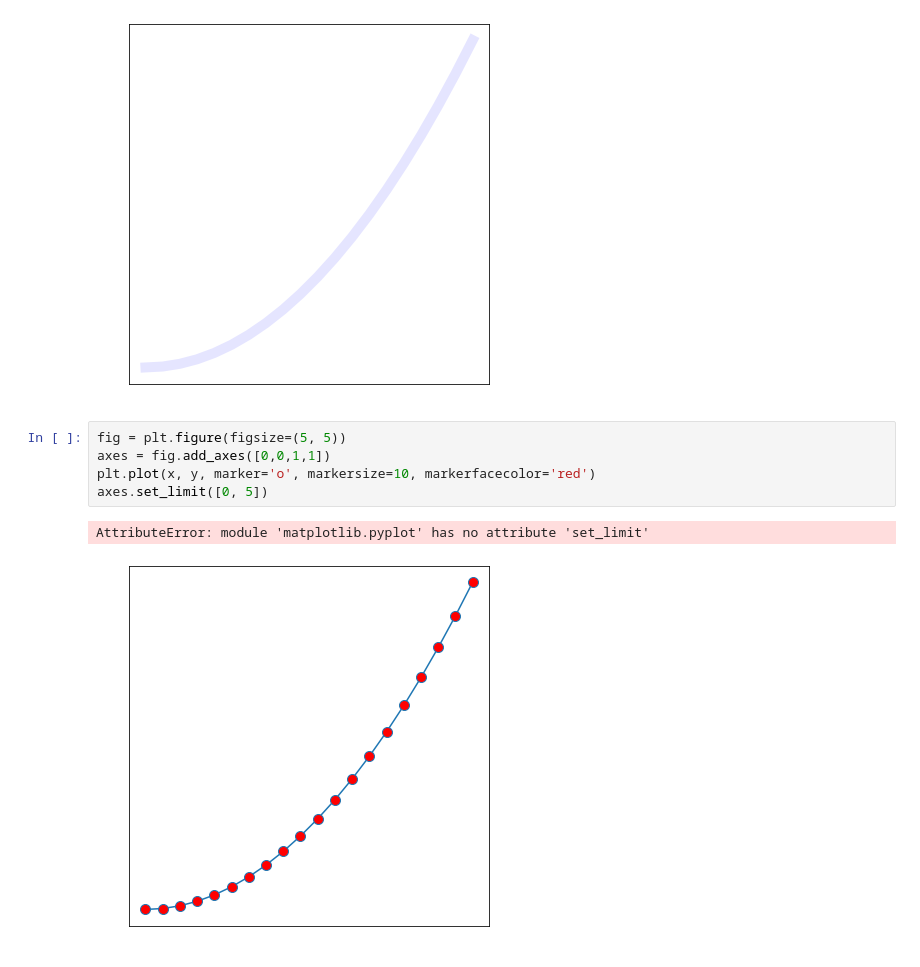
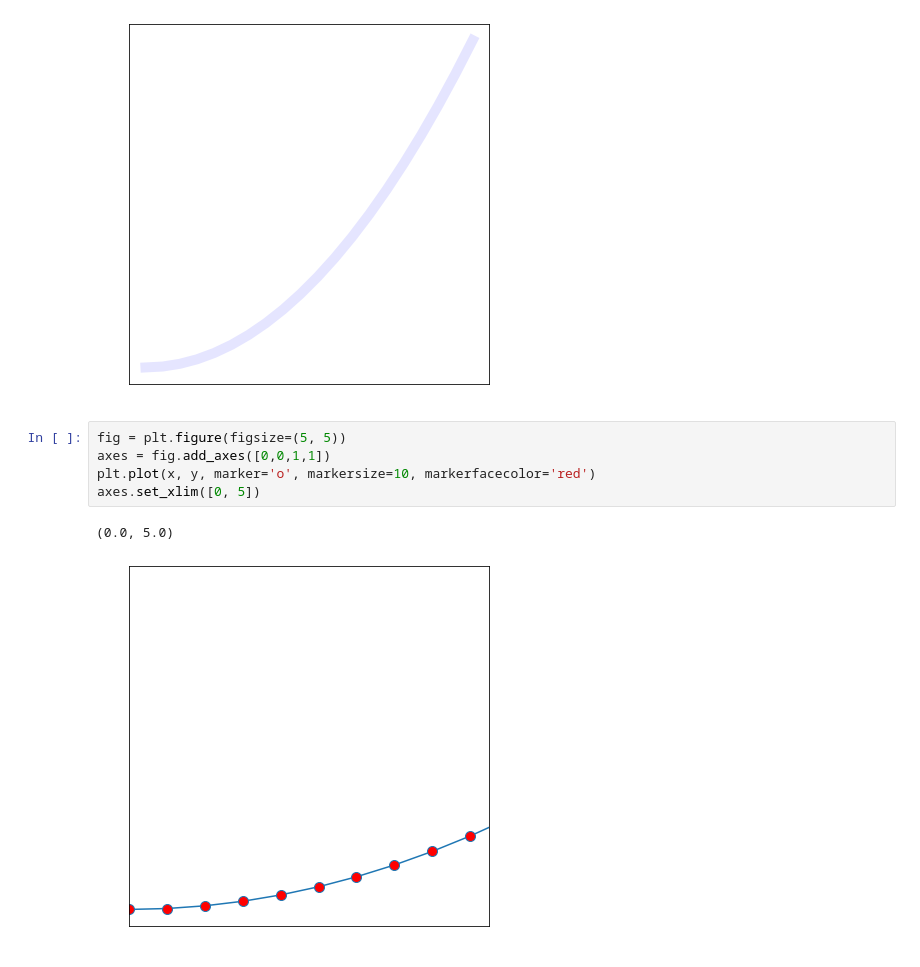
Before and after one commit to Shdevsir/UdemyBootcamp, a Jupyter notebook: practice/matplotlib_practice.ipynb, the cells around one changed output. Drawn from its saved outputs; the diff is of its cells as text.

```diff
--- a/practice/matplotlib_practice.ipynb
+++ b/practice/matplotlib_practice.ipynb
@@ -98,8 +98,8 @@ plt.plot(x, y, color='blue', linewidth=10, alpha=0.1)
 # %%
 fig = plt.figure(figsize=(5, 5))
 axes = fig.add_axes([0,0,1,1])
 plt.plot(x, y, marker='o', markersize=10, markerfacecolor='red')
-axes.set_limit([0, 5])
+axes.set_xlim([0, 5])
 # %% [output]
-AttributeError: module 'matplotlib.pyplot' has no attribute 'set_limit'
+(0.0, 5.0)
-[figure, old version]
+[figure, new version]
```
Also changed, not shown: 6 other files.
